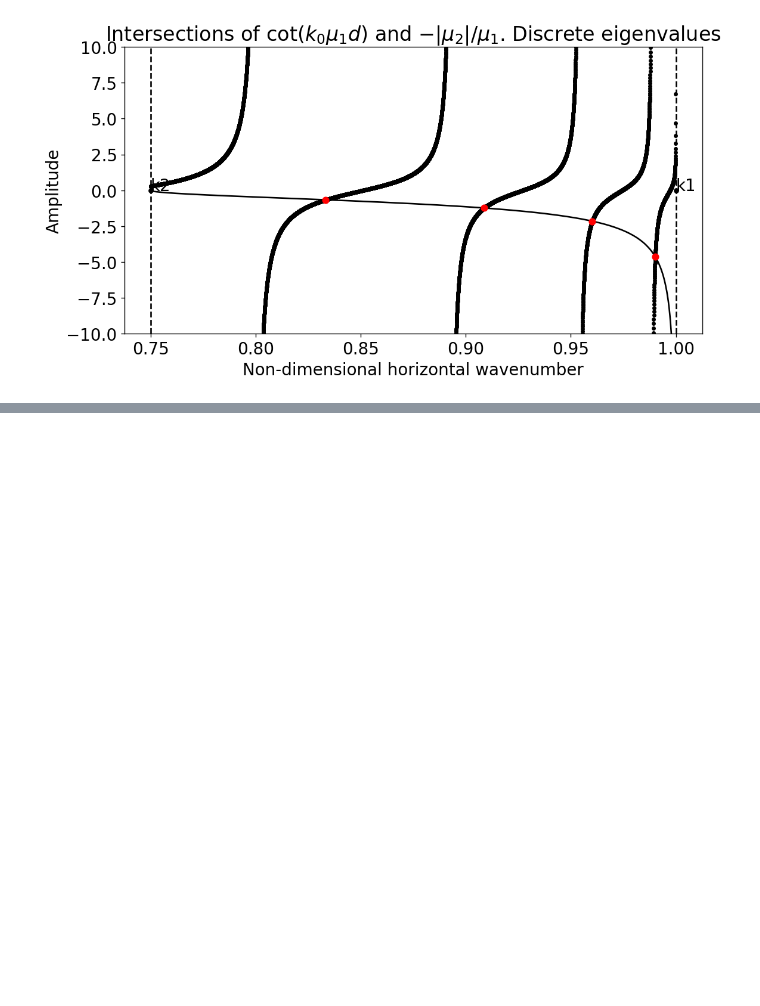
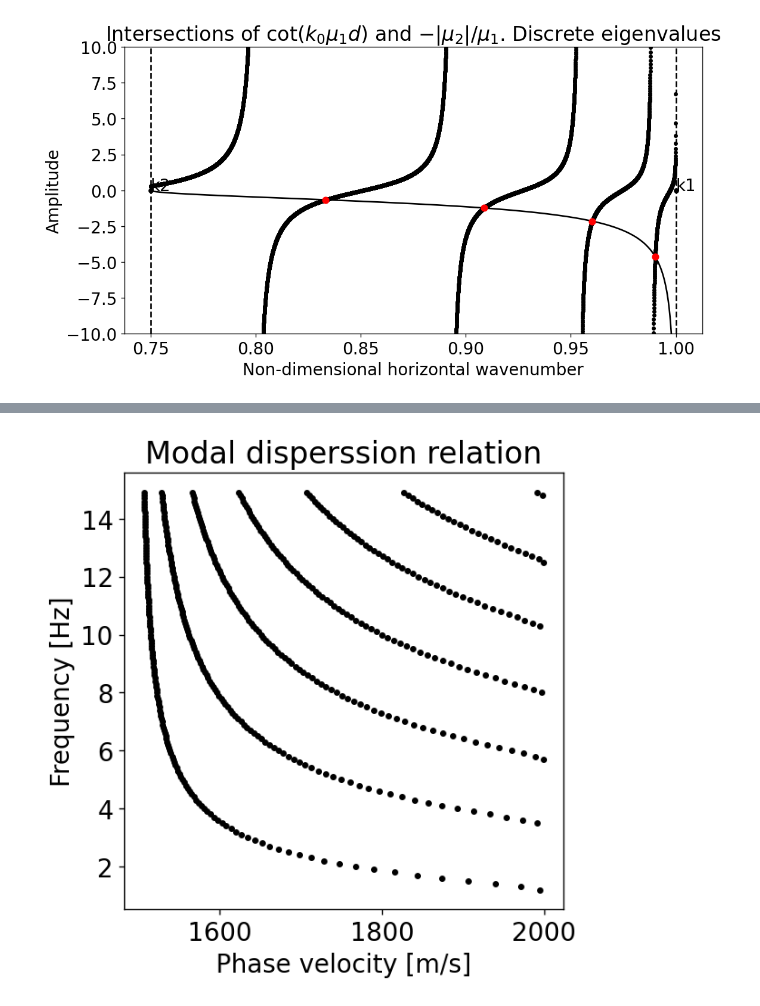
Before and after one commit to Gilaverbuch/pypekeris, a Jupyter notebook: Pekeris Solver.ipynb, the cells around one changed output, grey strips where cells are left out. Saved outputs shown, nothing was run; the diff lists cells and outputs as text; code cells hidden in the pictures; blank space fills up the shorter version.

```diff
--- a/Pekeris Solver.ipynb
+++ b/Pekeris Solver.ipynb
@@ -66,0 +73,4 @@ P._plot_modes_shape()
+# %%
+P._plot_disperssion(fmax=15, df=0.1)
+# %% [output]
+[figure, added]
```
Also changed, not shown: parts of 10 cells of this notebook, 2 other files.
